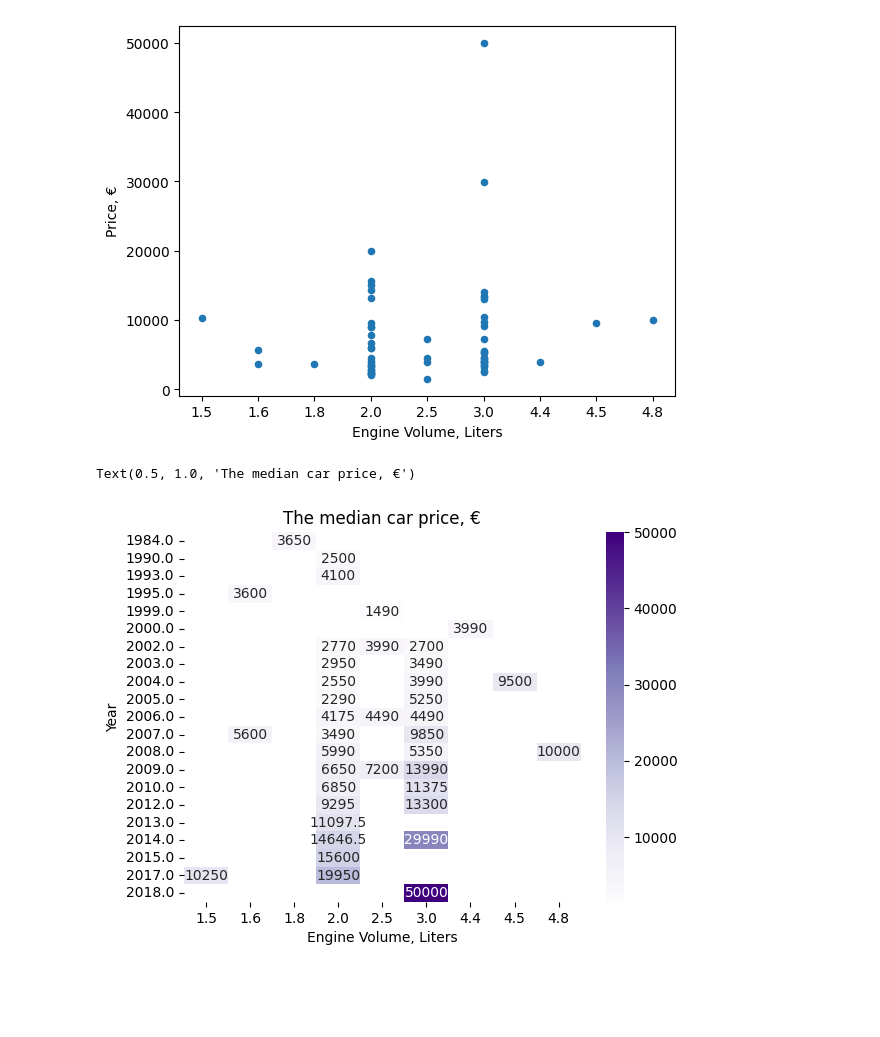
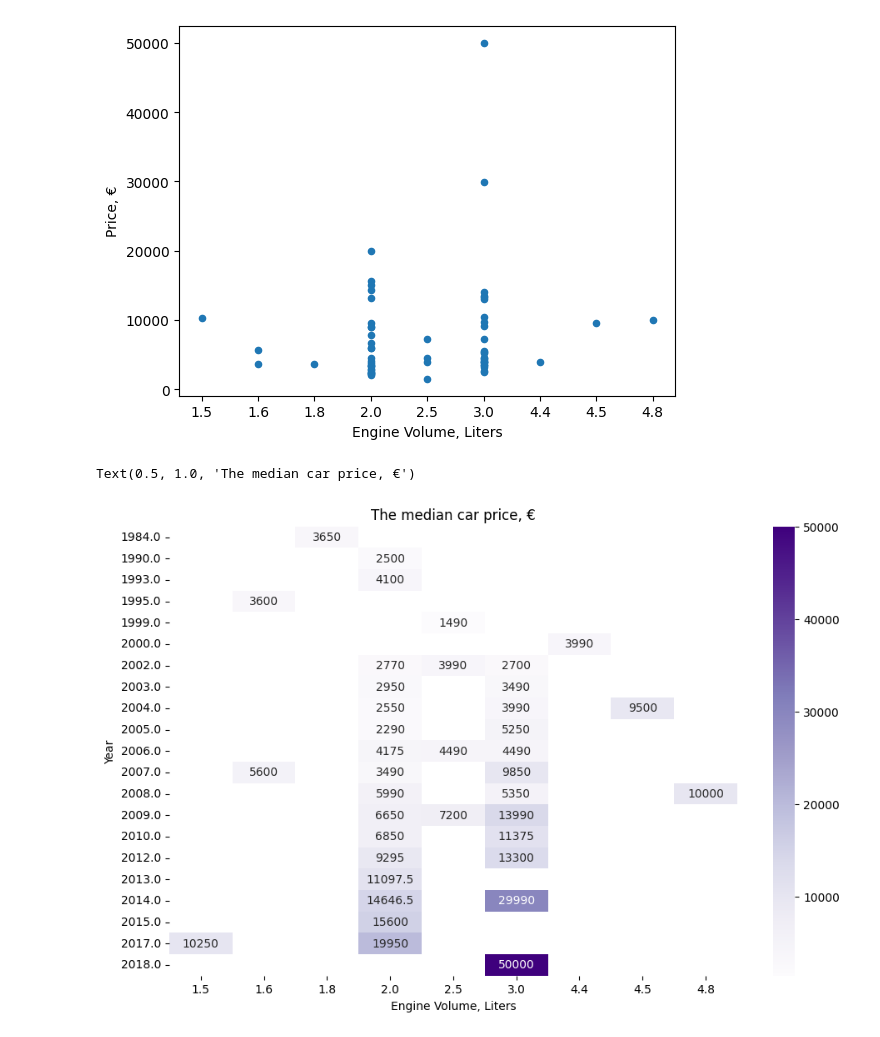
Before and after one commit to uktukt/SGT, a Jupyter notebook: sgt_20221020_beautifulsoup_hw_bmw.ipynb, the cells around one changed output. Saved outputs shown, nothing was run; the diff lists cells and outputs as text; code cells hidden in the pictures; blank space fills up the shorter version.

```diff
--- a/sgt_20221020_beautifulsoup_hw_bmw.ipynb
+++ b/sgt_20221020_beautifulsoup_hw_bmw.ipynb
@@ -232,17 +232,16 @@ plt.show()
 # %%
 bmw_map = bmw_df[['Year', 'Volume', 'Run', 'Price', 'Model']]
 bmw_map = bmw_map.astype({'Year':'float'})
 
 bmw_table = bmw_map.pivot_table(index='Year', columns='Volume', values='Price', aggfunc=np.median)
 bmw_table
-
+plt.figure(figsize=(11,7))
 ax = sns.heatmap(data=bmw_table, cmap='Purples', annot=True, fmt='g')
-
 ax.set_xlabel('Engine Volume, Liters')
 ax.set_title('The median car price, \u20ac')
 # %% [output]
 Text(0.5, 1.0, 'The median car price, €')
-[figure, old version]
+[figure, new version]
 # %%
 
 bmw_table = bmw_map.pivot_table(index='Year', columns='Model', values='Price', aggfunc=np.median)
```
Also changed, not shown: parts of 1 cell of this notebook.
